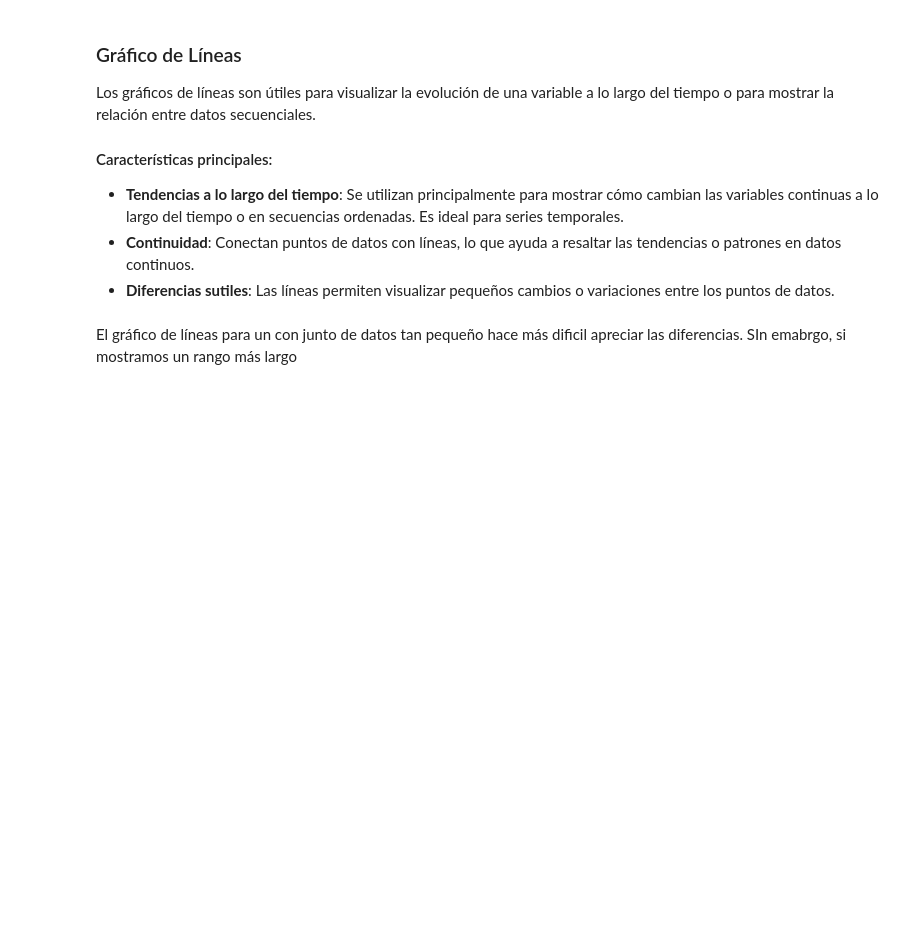
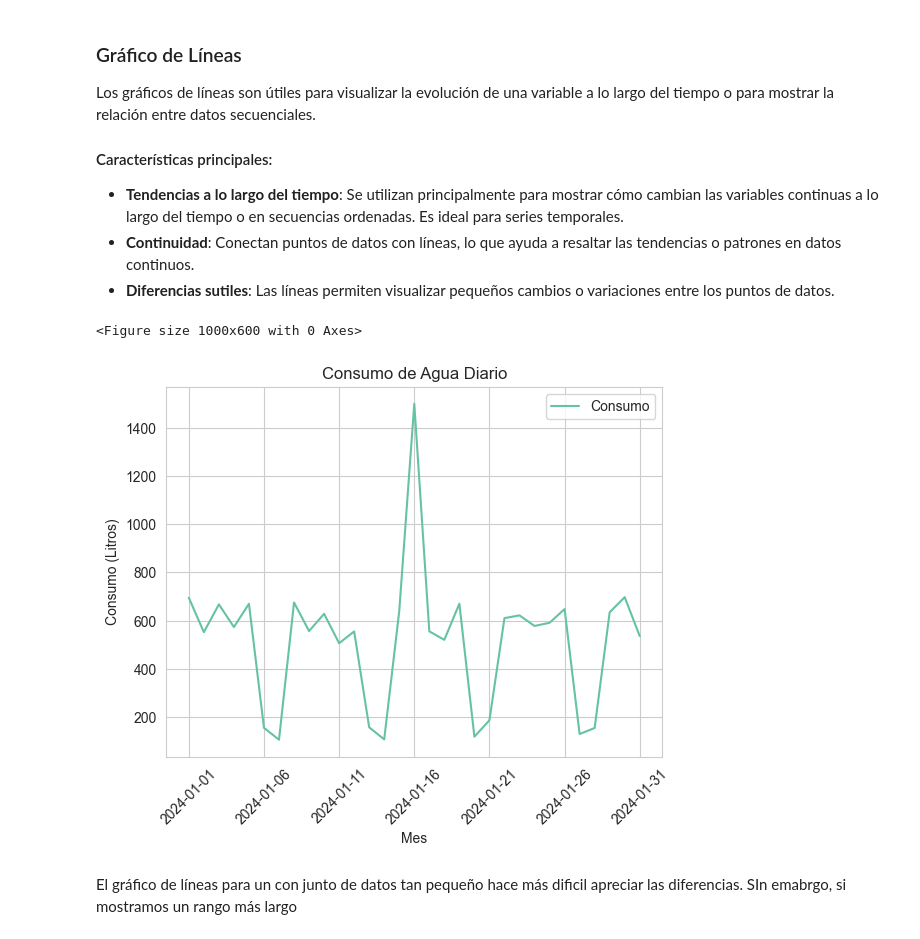
Before and after one commit to jorgballesteros/ibbi, a Jupyter notebook: M1. Introducción a la Programación en Python para la Ciencia de Datos/materiales/m1_e7_visualizacion_datos_agua.ipynb, the cells around one changed output. Saved outputs shown, nothing was run; the diff lists cells and outputs as text; code cells hidden in the pictures; blank space fills up the shorter version.

```diff
--- a/M1. Introducción a la Programación en Python para la Ciencia de Datos/materiales/m1_e7_visualizacion_datos_agua.ipynb
+++ b/M1. Introducción a la Programación en Python para la Ciencia de Datos/materiales/m1_e7_visualizacion_datos_agua.ipynb
@@ -61,12 +75,16 @@ Los gráficos de líneas son útiles para visualizar la evolución de una variab
 - **Continuidad**: Conectan puntos de datos con líneas, lo que ayuda a resaltar las tendencias o patrones en datos continuos.
 - **Diferencias sutiles**: Las líneas permiten visualizar pequeños cambios o variaciones entre los puntos de datos.
 # %%
+plt.figure(figsize=(10, 6))
 plot_df[['Consumo']].plot()
 plt.title('Consumo de Agua Diario')
 plt.xlabel('Mes')
-plt.ylabel('Consumo (kWh)')
+plt.ylabel('Consumo (Litros)')
 plt.xticks(rotation=45)  # Rotar etiquetas del eje x para mejor visibilidad
 plt.show()
+# %% [output]
+<Figure size 1000x600 with 0 Axes>
+[figure, added]
 # %% [markdown]
 El gráfico de líneas para un con junto de datos tan pequeño hace más dificil apreciar las diferencias. SIn emabrgo, si mostramos un rango más largo
 # %%
```
Also changed, not shown: parts of 21 cells of this notebook, 10 other files.
